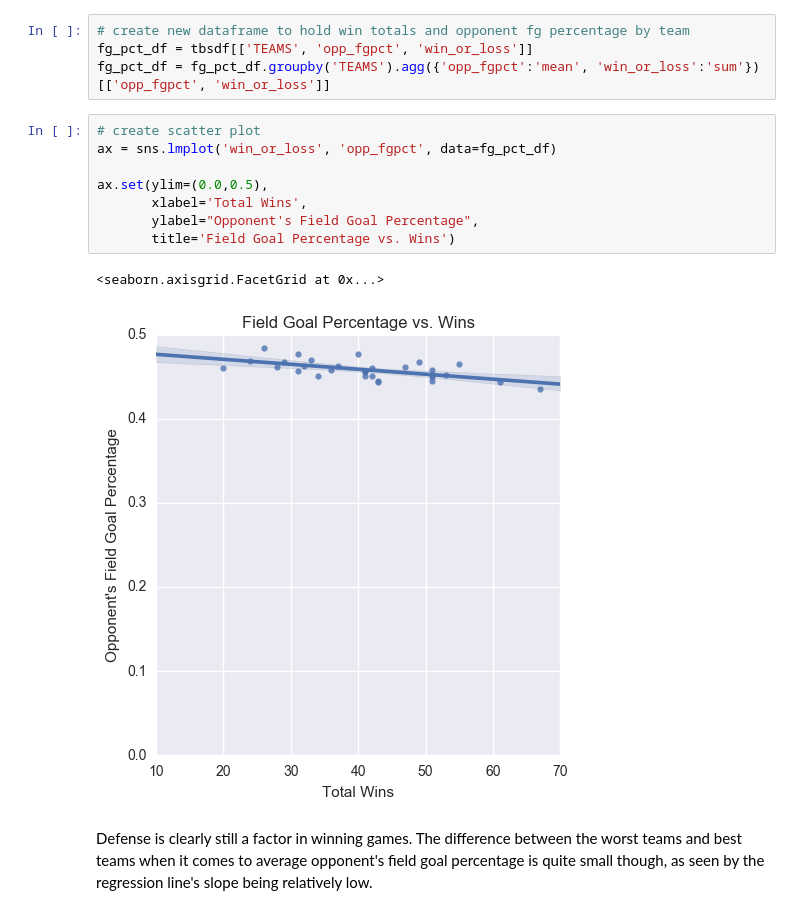
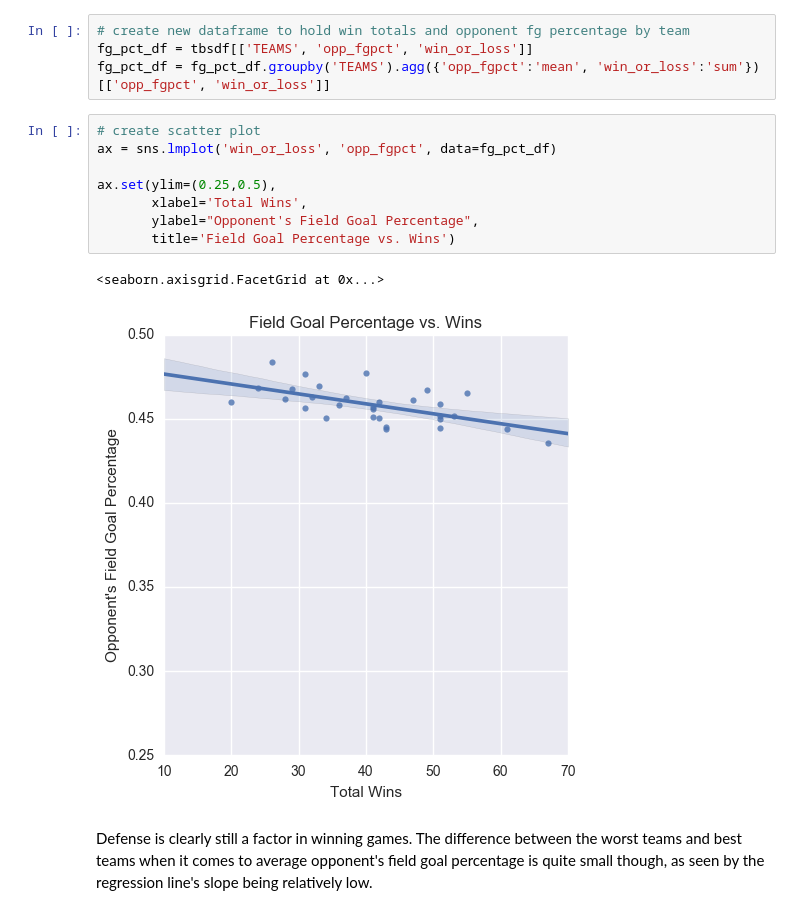
Before and after one commit to MPhillips55/Capstone_Project_1_2016-2017_NBA_Data, a Jupyter notebook: EDA/Capstone Project EDA - 2016-2017 NBA Data.ipynb, the cells around one changed output. Cells and saved outputs as stored; diff of their text form.

```diff
--- a/EDA/Capstone Project EDA - 2016-2017 NBA Data.ipynb
+++ b/EDA/Capstone Project EDA - 2016-2017 NBA Data.ipynb
@@ -94,14 +94,14 @@ fg_pct_df = fg_pct_df.groupby('TEAMS').agg({'opp_fgpct':'mean', 'win_or_loss':'s
 # %%
 # create scatter plot
 ax = sns.lmplot('win_or_loss', 'opp_fgpct', data=fg_pct_df)
 
-ax.set(ylim=(0.0,0.5),
+ax.set(ylim=(0.25,0.5),
        xlabel='Total Wins',
        ylabel="Opponent's Field Goal Percentage",
        title='Field Goal Percentage vs. Wins')
 # %% [output]
 <seaborn.axisgrid.FacetGrid at 0x...>
-[figure, old version]
+[figure, new version]
 # %% [markdown]
 Defense is clearly still a factor in winning games. The difference between the worst teams and best teams when it comes to average opponent's field goal percentage is quite small though, as seen by the regression line's slope being relatively low.
 # %% [markdown]
```
Also changed, not shown: parts of 25 cells of this notebook.
